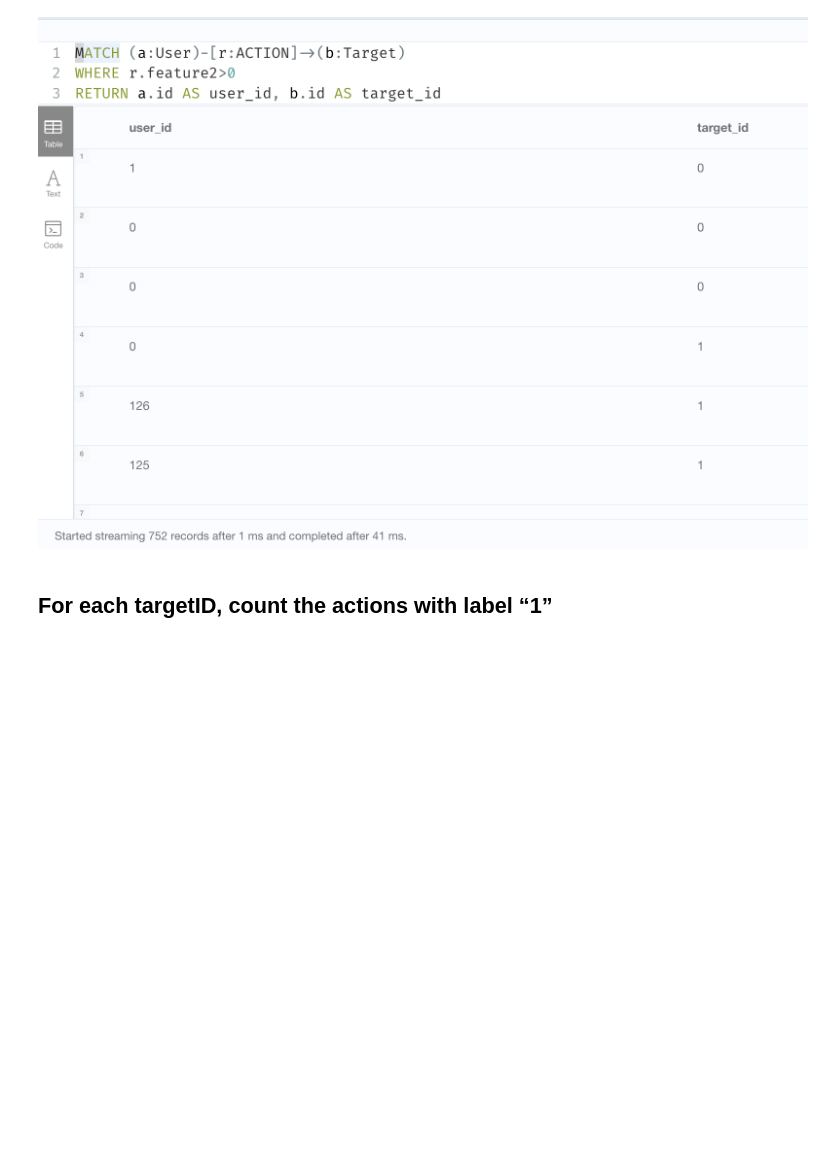
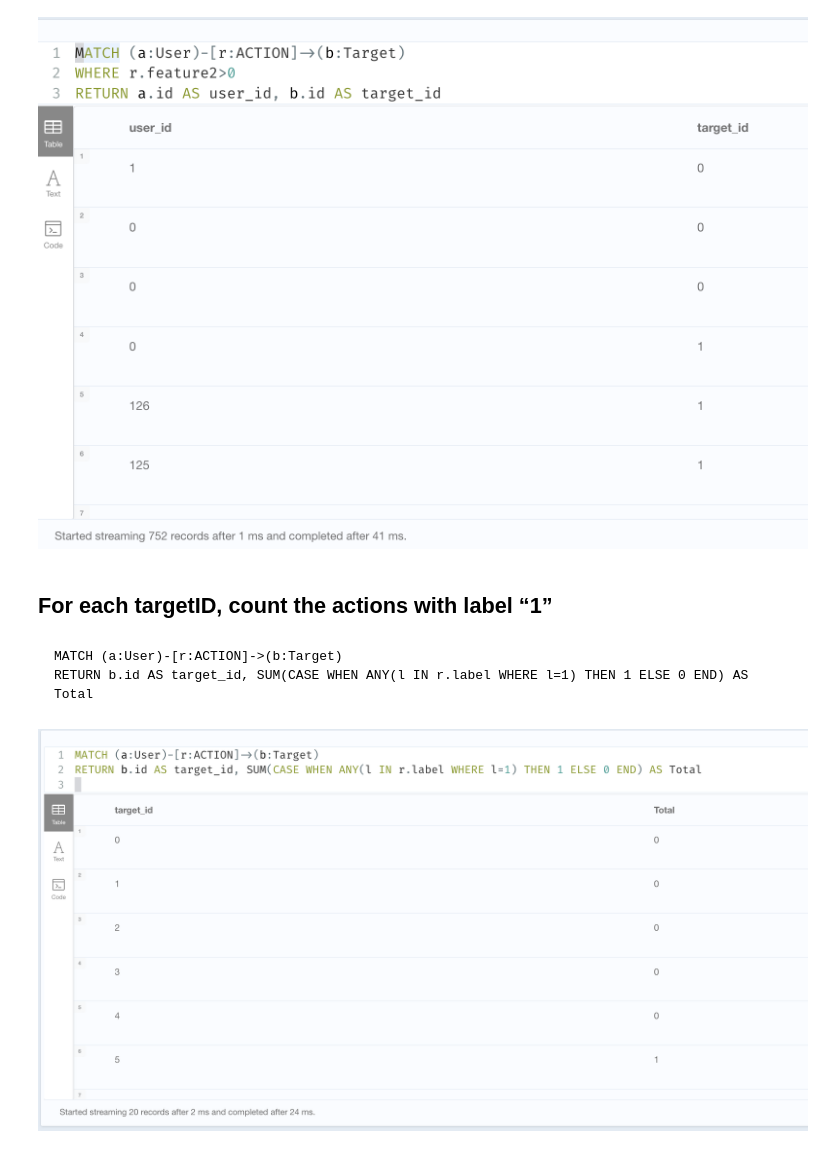
Before and after one commit to gdrosos/Big-Data-Management-Systems-Assignments, a Jupyter notebook: neo4j/neo4j-assignment.ipynb, the cells around one changed output. Drawn from its saved outputs; the diff is of its cells as text; code cells hidden in the pictures; blank space fills up the shorter version.

````diff
--- a/neo4j/neo4j-assignment.ipynb
+++ b/neo4j/neo4j-assignment.ipynb
@@ -167,3 +167,12 @@ Image('img/feature2.png')
 [figure]
 # %% [markdown]
 ## For each targetID, count the actions with label “1”
+# %% [markdown]
+```
+MATCH (a:User)-[r:ACTION]->(b:Target)
+RETURN b.id AS target_id, SUM(CASE WHEN ANY(l IN r.label WHERE l=1) THEN 1 ELSE 0 END) AS Total
+```
+# %%
+Image('img/label1.png')
+# %% [output]
+[figure, added]
````
Also changed, not shown: 1 other file.
